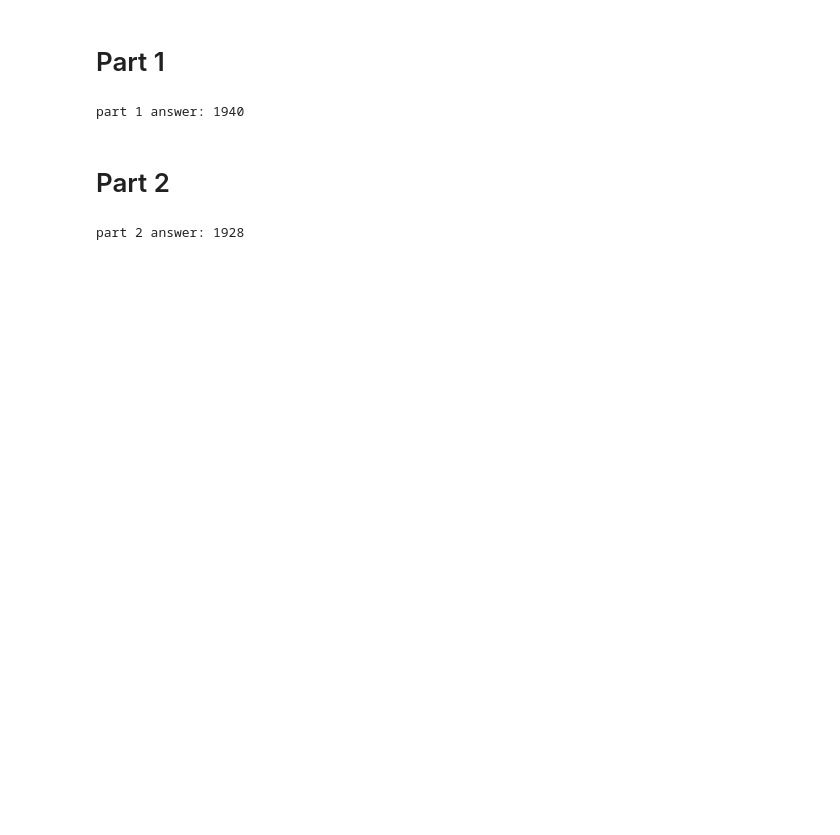
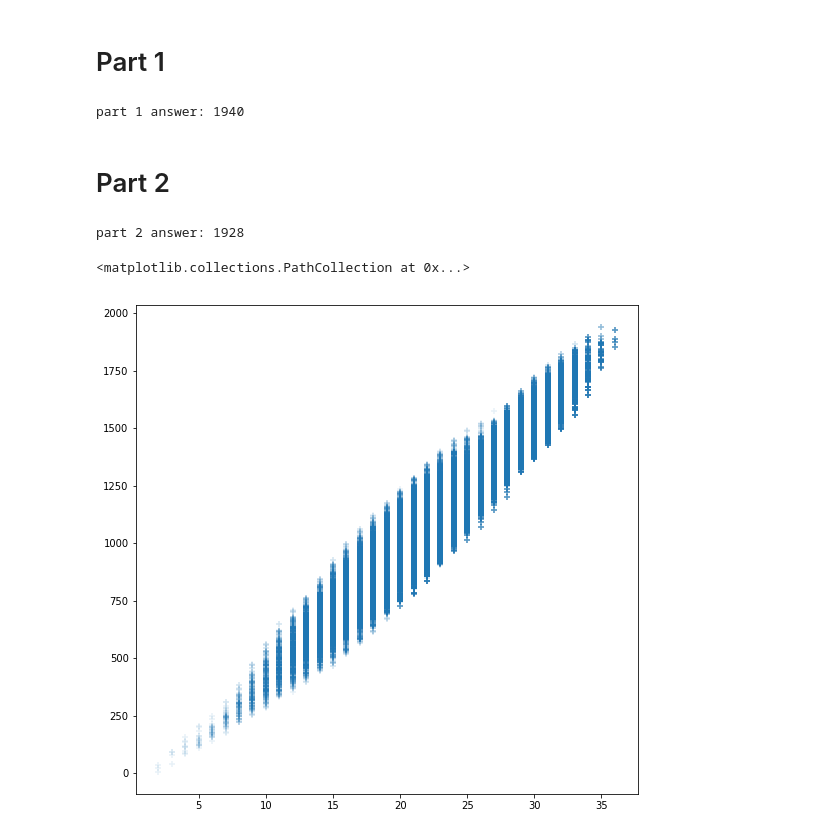
Before and after one commit to MarkNOakden/AdventOfCode, a Jupyter notebook: 17/24/day24.ipynb, the cells around one changed output. Saved outputs shown, nothing was run; the diff lists cells and outputs as text; code cells hidden in the pictures; blank space fills up the shorter version.

Commit message:
rerunning timmings after meltdown/spectre pathc; some additional visualisations

```diff
--- a/17/24/day24.ipynb
+++ b/17/24/day24.ipynb
@@ -85,3 +85,9 @@ longest_path_strengths = list(map(bridge_strength, longest))
 print(f'part 2 answer: {max(longest_path_strengths)}')
 # %% [output]
 part 2 answer: 1928
+# %%
+fig, ax = plt.subplots(figsize=(9,9))
+plt.scatter(y=list(map(bridge_strength, paths)), x=list(map(len, paths)), marker='+', alpha=0.1)
+# %% [output]
+<matplotlib.collections.PathCollection at 0x...>
+[figure, added]
```
Also changed, not shown: parts of 2 cells of this notebook, 5 other files.
